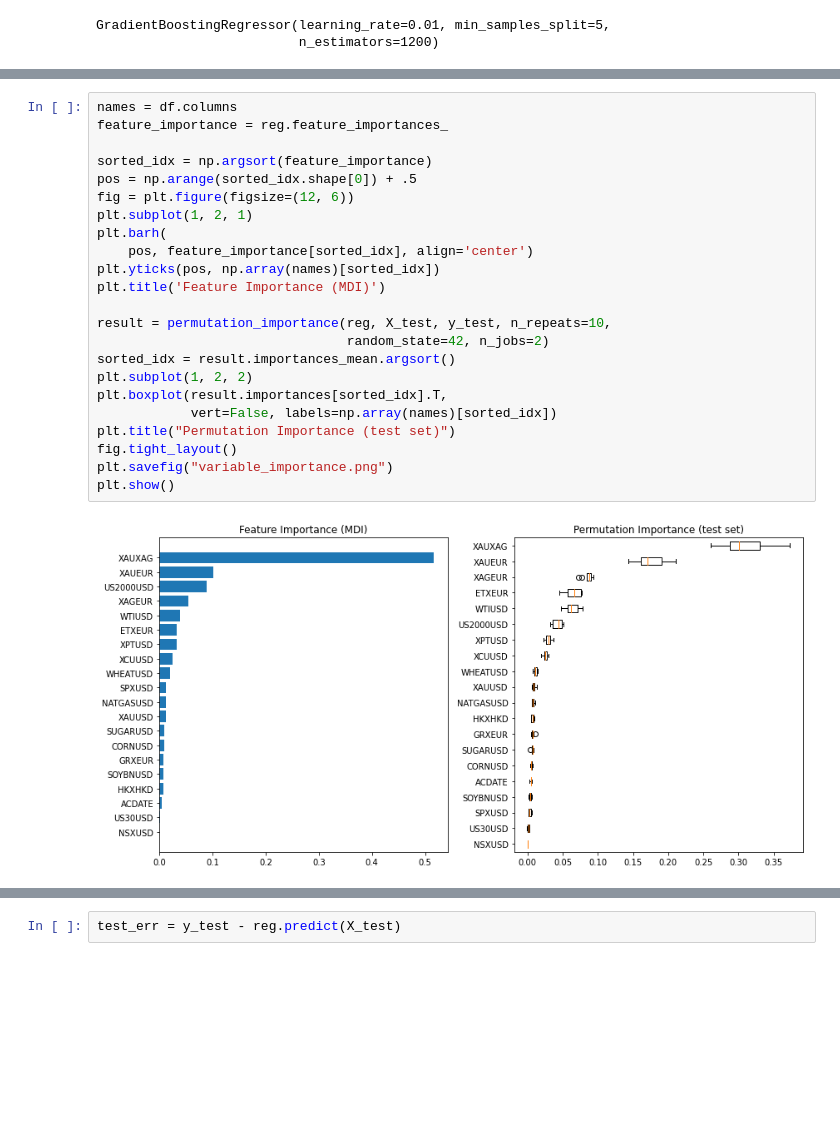
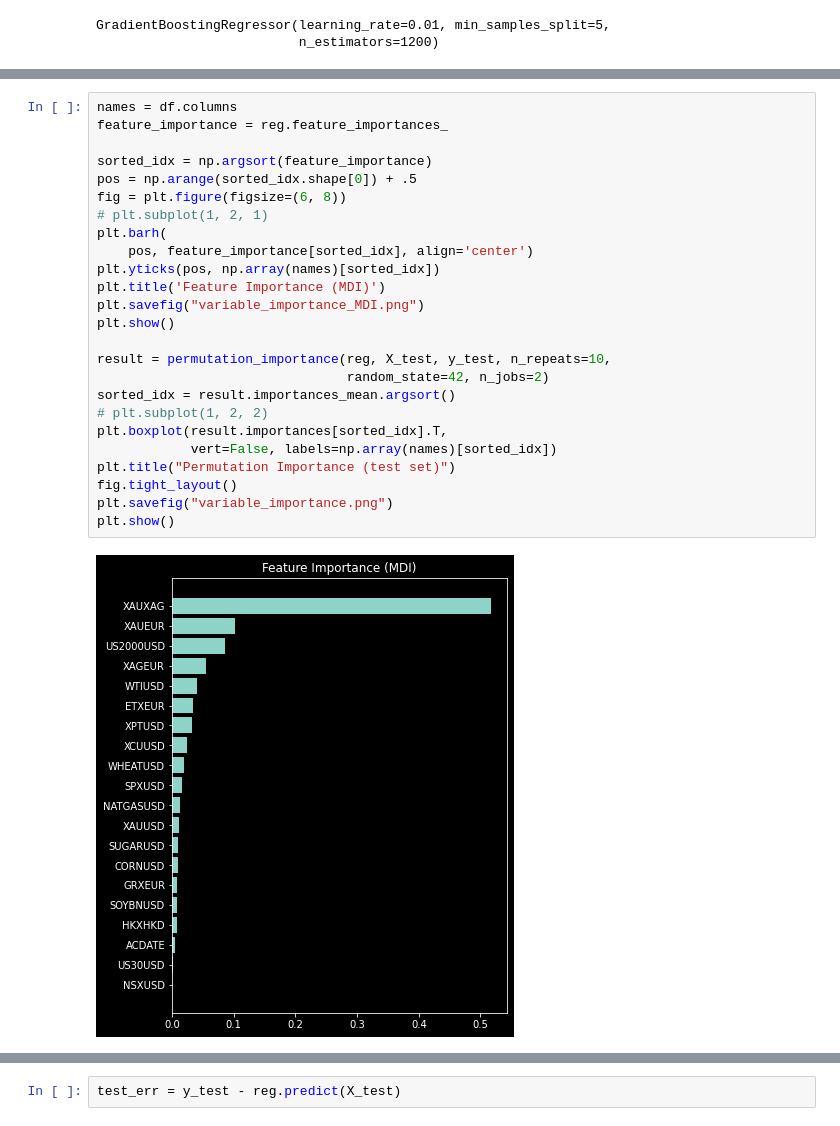
Before and after one commit to Dingdong-LIU/algoChallenge, a Jupyter notebook: Third Round - presentation/Untitled.ipynb, the cells around one changed output, grey strips where cells are left out. Cells and saved outputs as stored; diff of their text form; blank space fills up the shorter version.

```diff
--- a/Third Round - presentation/Untitled.ipynb
+++ b/Third Round - presentation/Untitled.ipynb
@@ -136,25 +136,27 @@ plt.show()
 # %%
 names = df.columns
 feature_importance = reg.feature_importances_
 
 sorted_idx = np.argsort(feature_importance)
 pos = np.arange(sorted_idx.shape[0]) + .5
-fig = plt.figure(figsize=(12, 6))
-plt.subplot(1, 2, 1)
+fig = plt.figure(figsize=(6, 8))
+# plt.subplot(1, 2, 1)
 plt.barh(
     pos, feature_importance[sorted_idx], align='center')
 plt.yticks(pos, np.array(names)[sorted_idx])
 plt.title('Feature Importance (MDI)')
+plt.savefig("variable_importance_MDI.png")
+plt.show()
 
 result = permutation_importance(reg, X_test, y_test, n_repeats=10,
                                 random_state=42, n_jobs=2)
 sorted_idx = result.importances_mean.argsort()
-plt.subplot(1, 2, 2)
+# plt.subplot(1, 2, 2)
 plt.boxplot(result.importances[sorted_idx].T,
             vert=False, labels=np.array(names)[sorted_idx])
 plt.title("Permutation Importance (test set)")
 fig.tight_layout()
 plt.savefig("variable_importance.png")
 plt.show()
 # %% [output]
-[figure, old version]
+[figure, new version]
```
Also changed, not shown: parts of 11 cells of this notebook, 28 other files.
